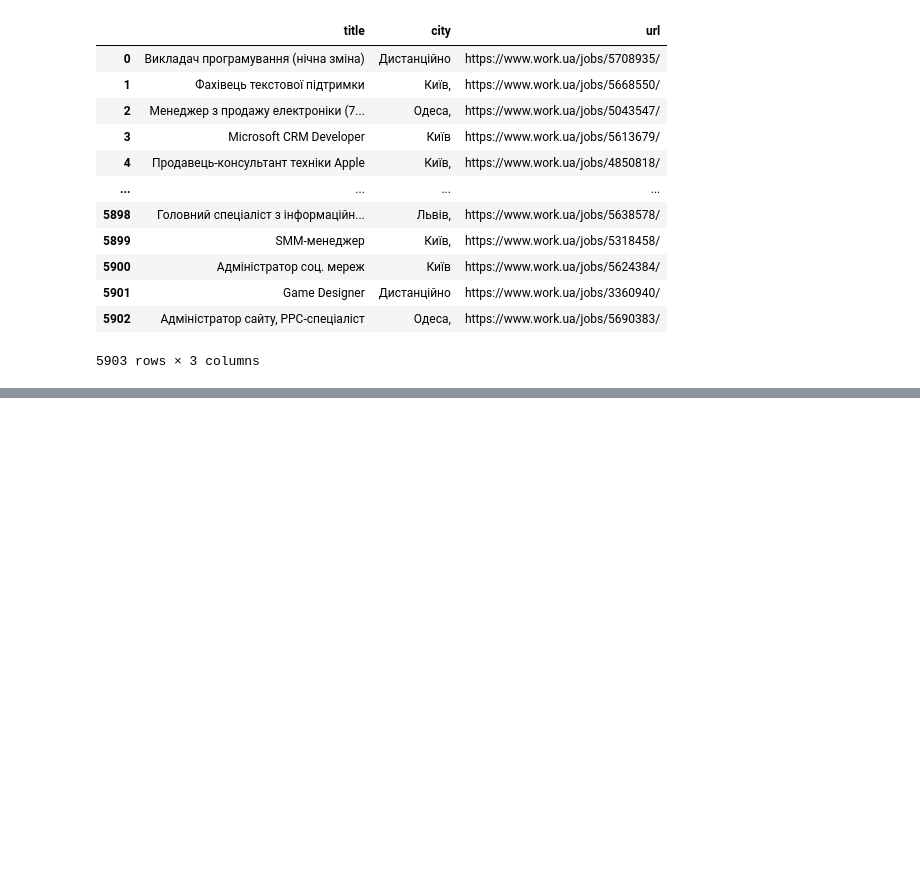
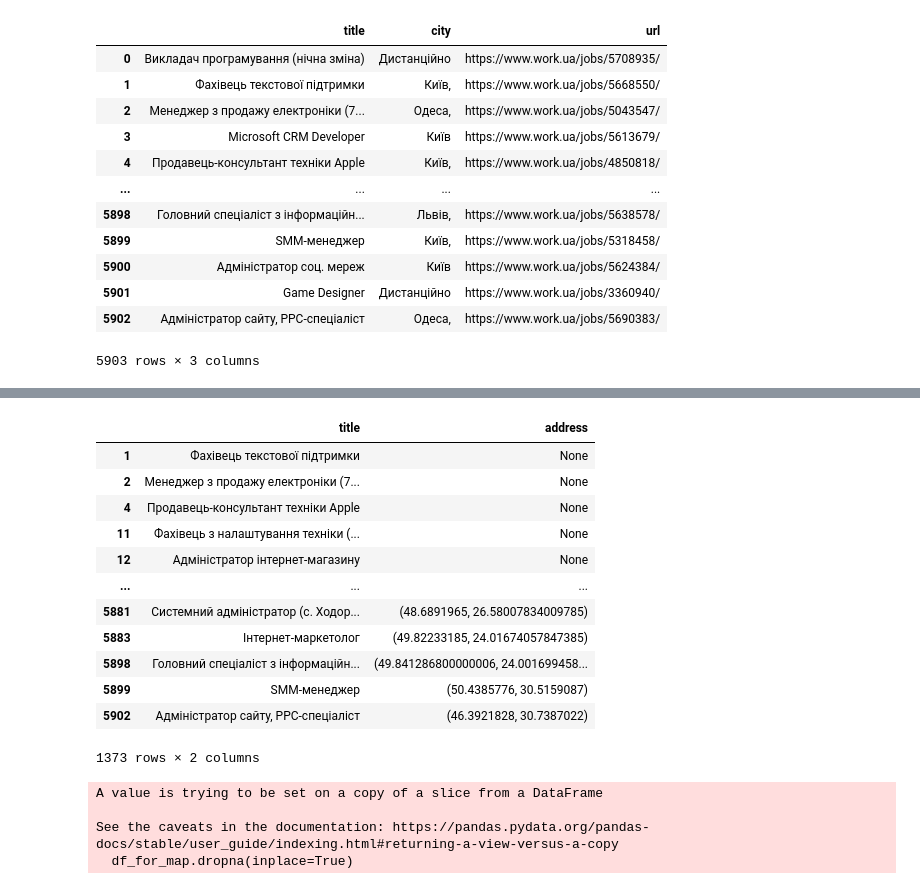
Before and after one commit to Acidinface/Scrapping, a Jupyter notebook: pet/job_analysis.ipynb, the cells around one changed output, grey strips where cells are left out. Cells and saved outputs as stored; diff of their text form; code cells hidden in the pictures; blank space fills up the shorter version.

```diff
--- a/pet/job_analysis.ipynb
+++ b/pet/job_analysis.ipynb
@@ -77,0 +129,8 @@ df
+# %%
+def geocode_address(address):
+    global geolocator
+    try:
+        location = geolocator.geocode(address)
+        return (location.latitude, location.longitude)
+    except (GeocoderTimedOut, GeocoderServiceError):
+        return None
@@ -77,0 +146,16 @@ df
+# %%
+df_for_map
+# %% [output]
+|  | title | address |
+| 1 | Фахівець текстової підтримки | None |
+| 2 | Менеджер з продажу електроніки (7... | None |
+| 4 | Продавець-консультант техніки Apple | None |
+| 11 | Фахівець з налаштування техніки (... | None |
+| 12 | Адміністратор інтернет-магазину | None |
+| ... | ... | ... |
+| 5881 | Системний адміністратор (с. Ходор... | (48.6891965, 26.58007834009785) |
+| 5883 | Інтернет-маркетолог | (49.82233185, 24.01674057847385) |
+| 5898 | Головний спеціаліст з інформаційн... | (49.841286800000006, 24.001699458... |
+| 5899 | SMM-менеджер | (50.4385776, 30.5159087) |
+| 5902 | Адміністратор сайту, PPC-спеціаліст | (46.3921828, 30.7387022) |
+1373 rows × 2 columns
@@ -77,0 +166,7 @@ df
+# %%
+df_for_map.dropna(inplace=True)
+# %% [output]
+A value is trying to be set on a copy of a slice from a DataFrame
+
+See the caveats in the documentation: https://pandas.pydata.org/pandas-docs/stable/user_guide/indexing.html#returning-a-view-versus-a-copy
+  df_for_map.dropna(inplace=True)
```
Also changed, not shown: parts of 12 cells of this notebook, 1 other file.
